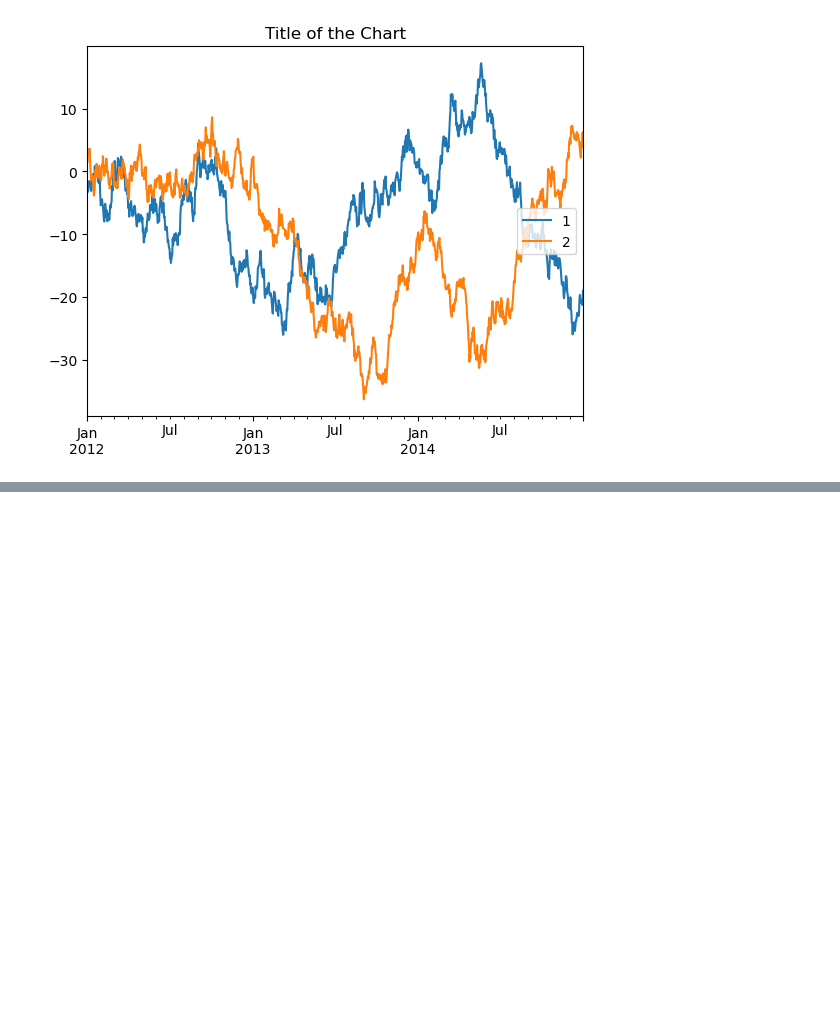
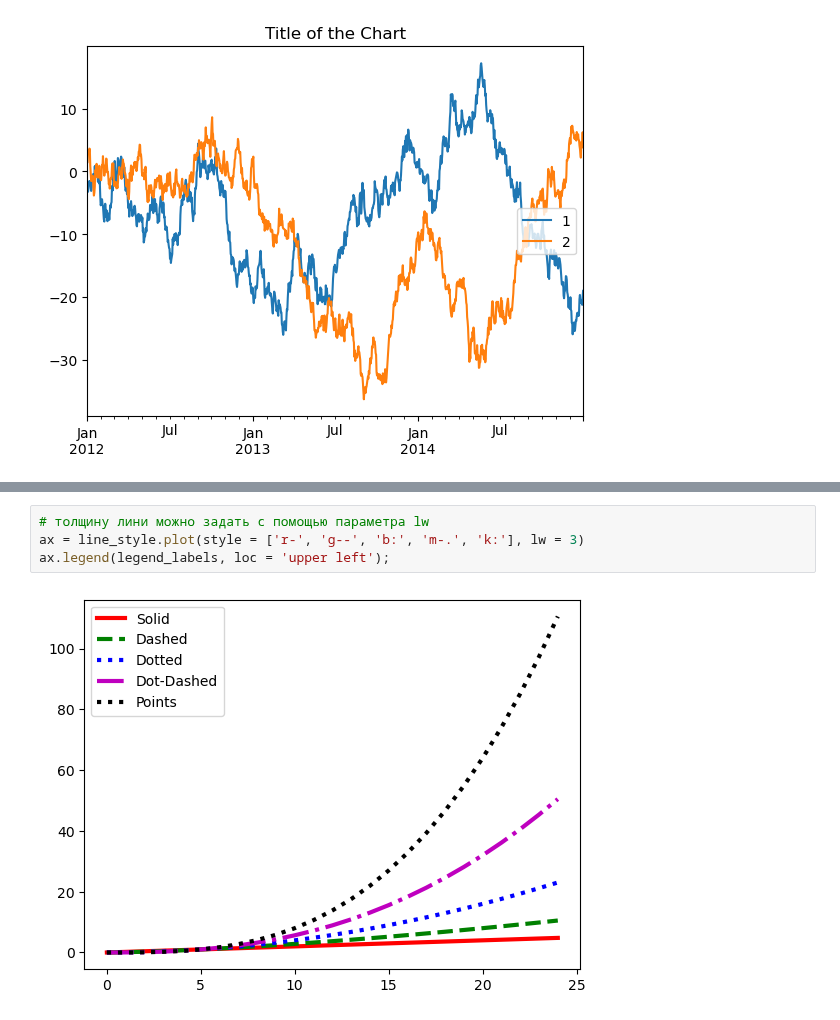
Before and after one commit to ShaidulinAndrew/Pandas_classes, a Jupyter notebook: Visualization.ipynb, the cells around one changed output, grey strips where cells are left out. Drawn from its saved outputs; the diff is of its cells as text; blank space fills up the shorter version.

```diff
--- a/Visualization.ipynb
+++ b/Visualization.ipynb
@@ -117,0 +164,6 @@ ax.legend(['1', '2'], loc = 'right');
+# %%
+# толщину лини можно задать с помощью параметра lw
+ax = line_style.plot(style = ['r-', 'g--', 'b:', 'm-.', 'k:'], lw = 3)
+ax.legend(legend_labels, loc = 'upper left');
+# %% [output]
+[figure, added]
```
Also changed, not shown: parts of 9 cells of this notebook.
